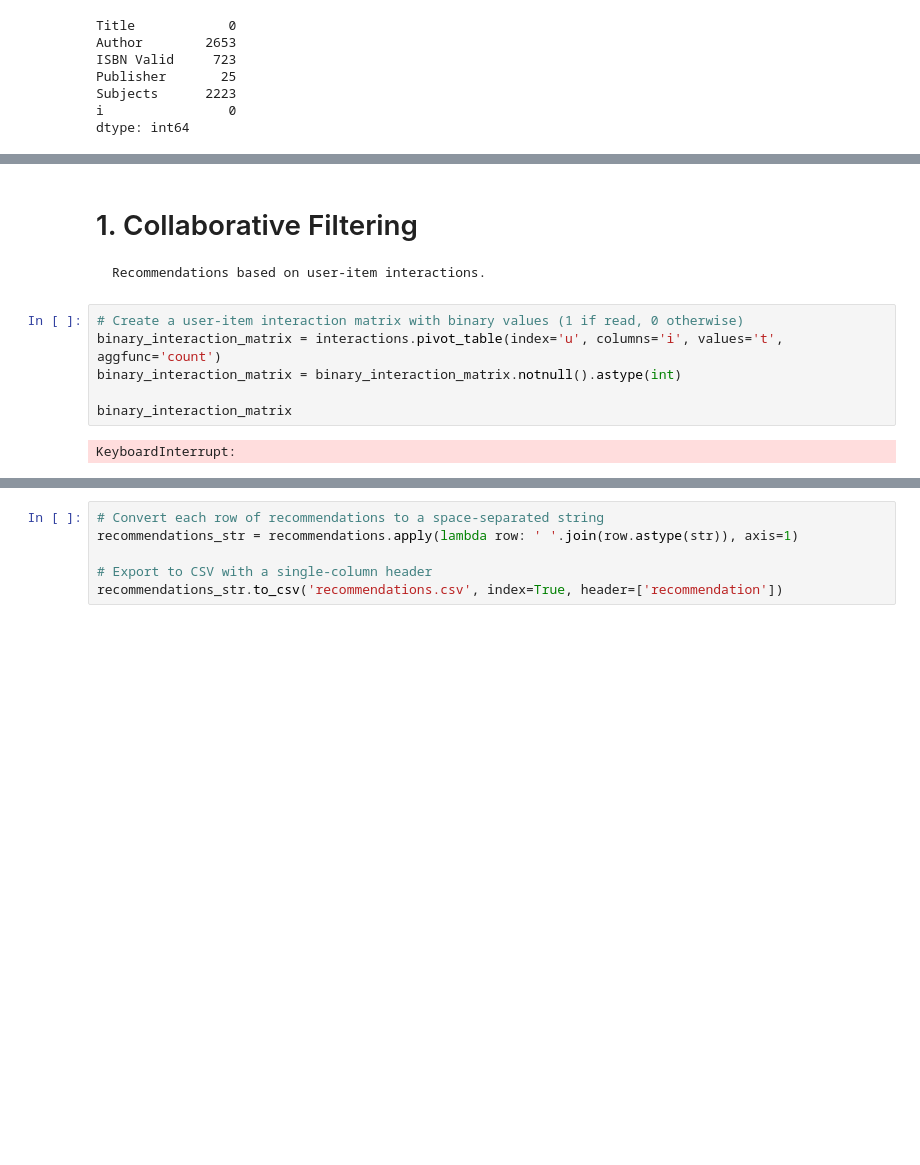
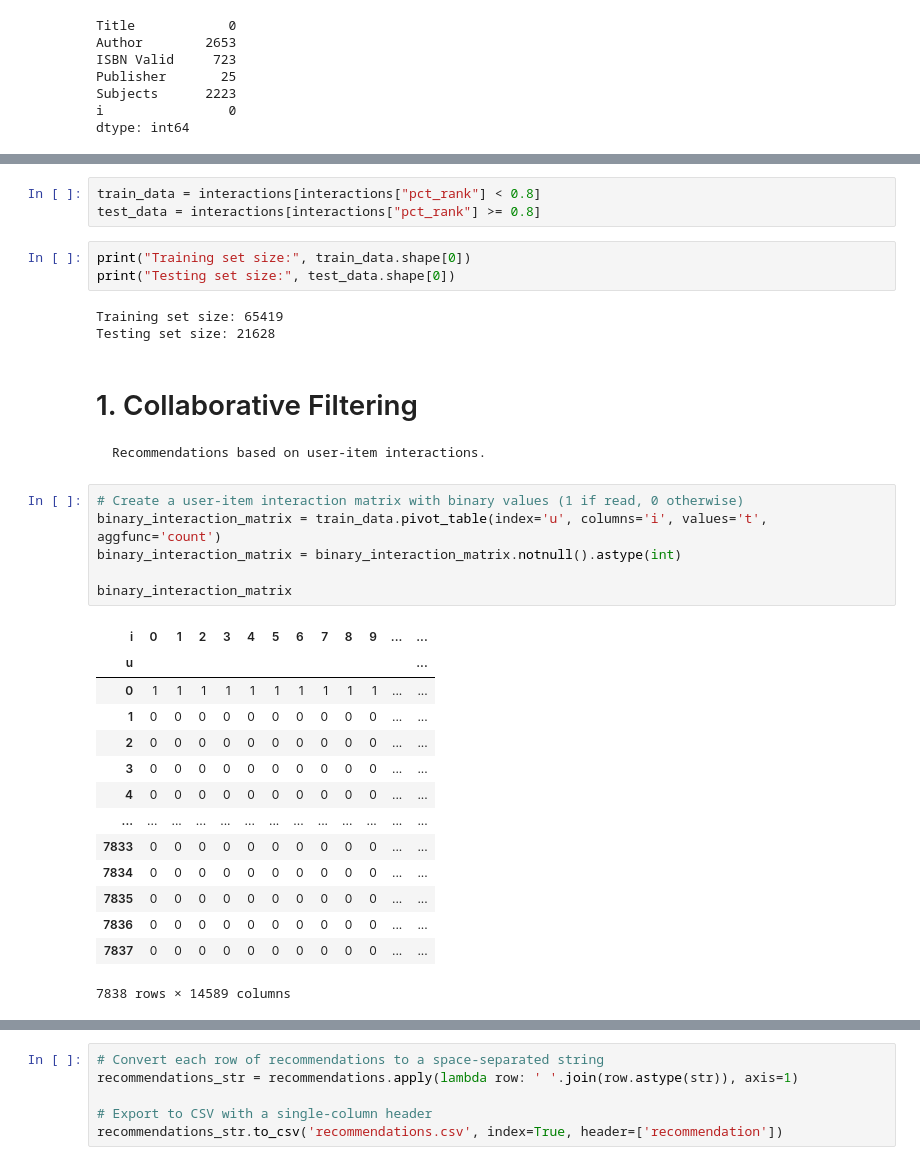
Before and after one commit to gr-oll/EPFL_Apple, a Jupyter notebook: EDA.ipynb, the cells around one changed output, grey strips where cells are left out. Cells and saved outputs as stored; diff of their text form; blank space fills up the shorter version.

```diff
--- a/EDA.ipynb
+++ b/EDA.ipynb
@@ -73,14 +112,36 @@ dtype: int64
+# %%
+train_data = interactions[interactions["pct_rank"] < 0.8]
+test_data = interactions[interactions["pct_rank"] >= 0.8]
+# %%
+print("Training set size:", train_data.shape[0])
+print("Testing set size:", test_data.shape[0])
+# %% [output]
+Training set size: 65419
+Testing set size: 21628
 # %% [markdown]
 # 1. Collaborative Filtering
     Recommendations based on user-item interactions.
 # %%
 # Create a user-item interaction matrix with binary values (1 if read, 0 otherwise)
-binary_interaction_matrix = interactions.pivot_table(index='u', columns='i', values='t', aggfunc='count')
+binary_interaction_matrix = train_data.pivot_table(index='u', columns='i', values='t', aggfunc='count')
 binary_interaction_matrix = binary_interaction_matrix.notnull().astype(int)
 
 binary_interaction_matrix
 # %% [output]
+| i | 0 | 1 | 2 | 3 | 4 | 5 | 6 | 7 | 8 | 9 | ... | ... |
+| u |  |  |  |  |  |  |  |  |  |  |  | ... |
+| 0 | 1 | 1 | 1 | 1 | 1 | 1 | 1 | 1 | 1 | 1 | ... | ... |
+| 1 | 0 | 0 | 0 | 0 | 0 | 0 | 0 | 0 | 0 | 0 | ... | ... |
+| 2 | 0 | 0 | 0 | 0 | 0 | 0 | 0 | 0 | 0 | 0 | ... | ... |
+| 3 | 0 | 0 | 0 | 0 | 0 | 0 | 0 | 0 | 0 | 0 | ... | ... |
+| 4 | 0 | 0 | 0 | 0 | 0 | 0 | 0 | 0 | 0 | 0 | ... | ... |
+| ... | ... | ... | ... | ... | ... | ... | ... | ... | ... | ... | ... | ... |
+| 7833 | 0 | 0 | 0 | 0 | 0 | 0 | 0 | 0 | 0 | 0 | ... | ... |
+| 7834 | 0 | 0 | 0 | 0 | 0 | 0 | 0 | 0 | 0 | 0 | ... | ... |
+| 7835 | 0 | 0 | 0 | 0 | 0 | 0 | 0 | 0 | 0 | 0 | ... | ... |
+| 7836 | 0 | 0 | 0 | 0 | 0 | 0 | 0 | 0 | 0 | 0 | ... | ... |
+| 7837 | 0 | 0 | 0 | 0 | 0 | 0 | 0 | 0 | 0 | 0 | ... | ... |
-KeyboardInterrupt:
+7838 rows × 14589 columns
 # %%
 # Compute Cosine Similarity Between Users
 from sklearn.metrics.pairwise import cosine_similarity
```
Also changed, not shown: parts of 10 cells of this notebook, 1 other file.
